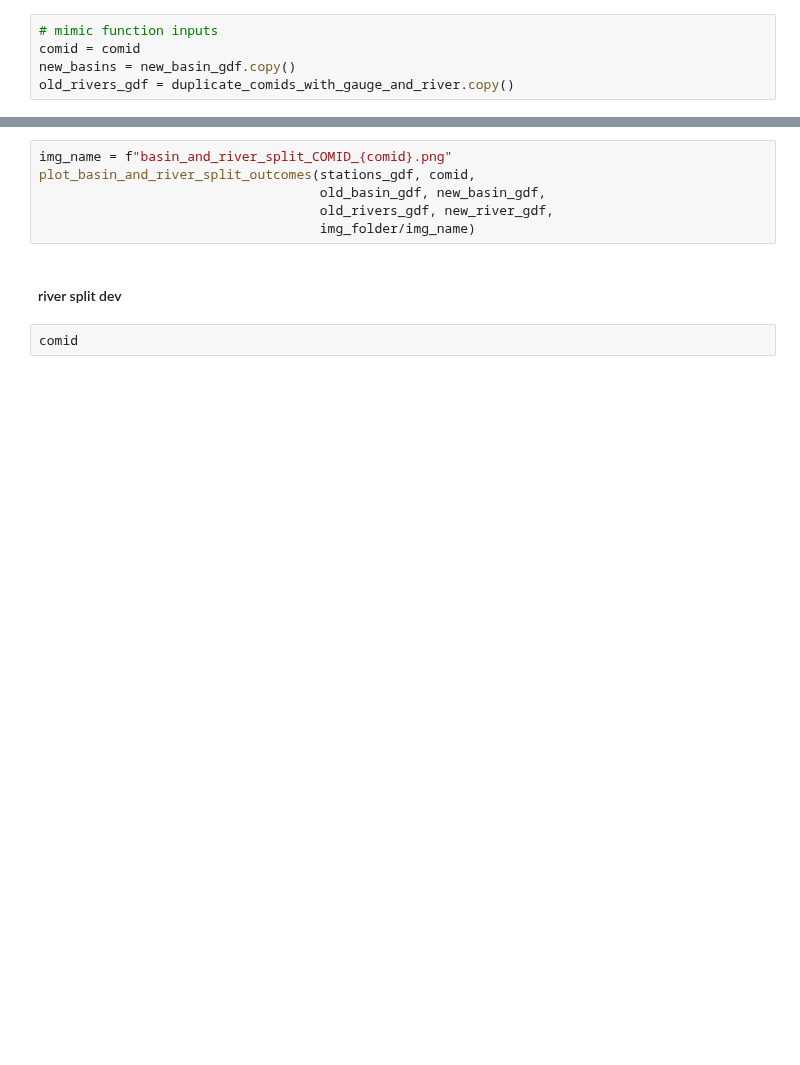
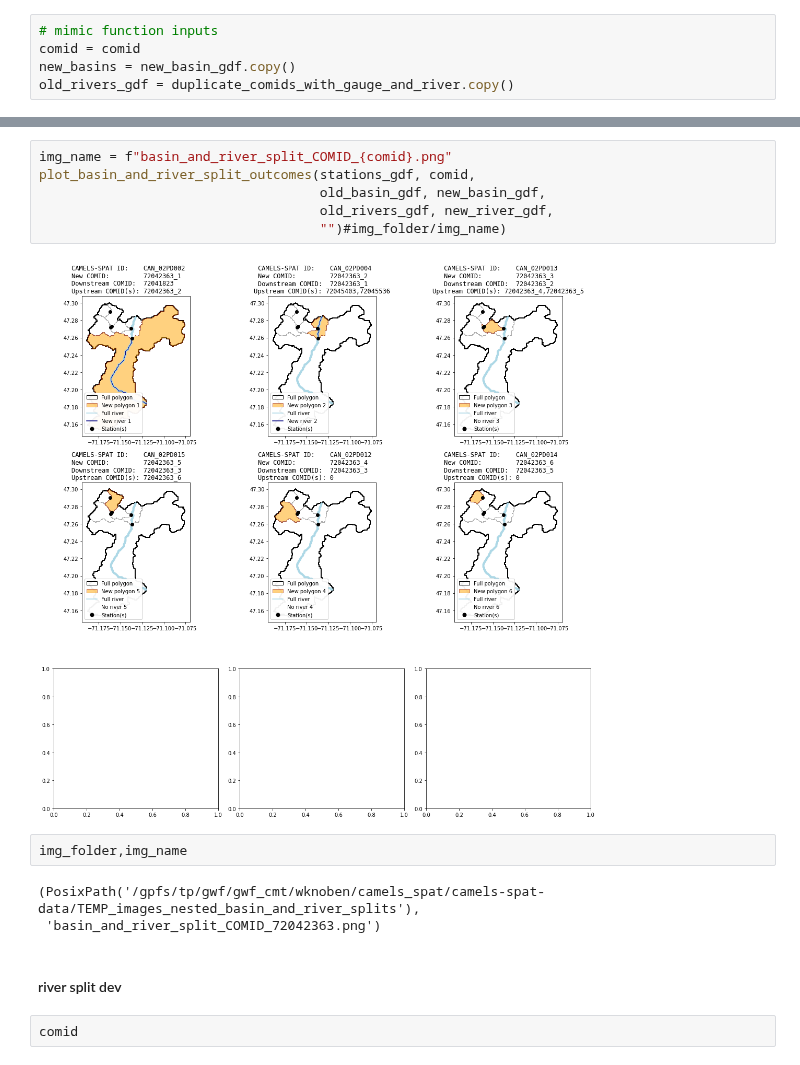
Before and after one commit to CH-Earth/camels_spat, a Jupyter notebook: 5_basin_delineation/8_distributed_shape_split_nested_polygons_and_rivers.ipynb, the cells around one changed output, grey strips where cells are left out. Saved outputs shown, nothing was run; the diff lists cells and outputs as text; blank space fills up the shorter version.

```diff
--- a/5_basin_delineation/8_distributed_shape_split_nested_polygons_and_rivers.ipynb
+++ b/5_basin_delineation/8_distributed_shape_split_nested_polygons_and_rivers.ipynb
@@ -415,9 +456,16 @@ ValueError: attempt to get argmin of an empty sequence
 # %%
 img_name = f"basin_and_river_split_COMID_{comid}.png"
 plot_basin_and_river_split_outcomes(stations_gdf, comid,
                                     old_basin_gdf, new_basin_gdf,
                                     old_rivers_gdf, new_river_gdf,
-                                    img_folder/img_name)
+                                    "")#img_folder/img_name)
+# %% [output]
+[figure, added]
+# %%
+img_folder,img_name
+# %% [output]
+(PosixPath('/gpfs/tp/gwf/gwf_cmt/wknoben/camels_spat/camels-spat-data/TEMP_images_nested_basin_and_river_splits'),
+ 'basin_and_river_split_COMID_72042363.png')
 # %% [markdown]
 #### river split dev
 # %%
```
Also changed, not shown: parts of 49 cells of this notebook.
